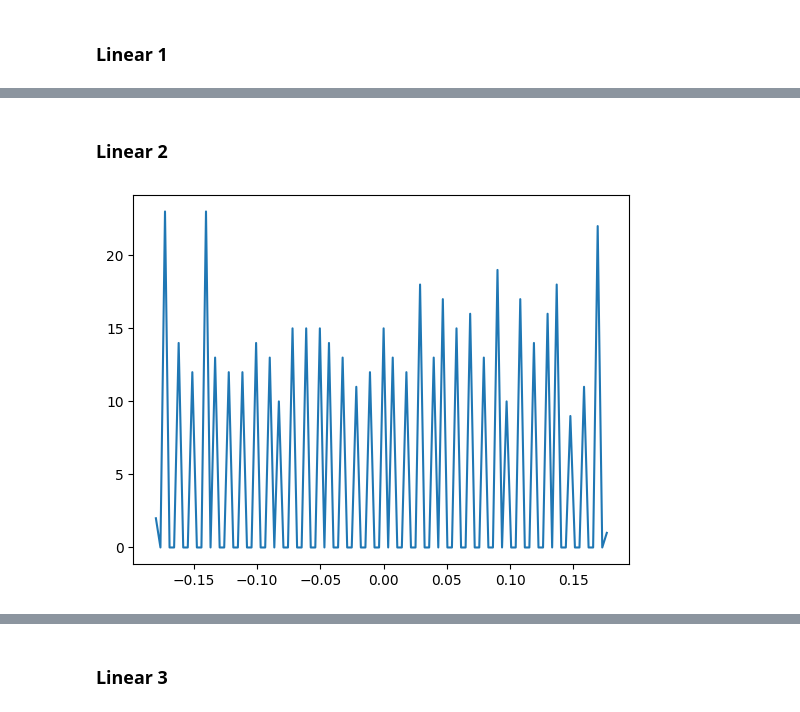
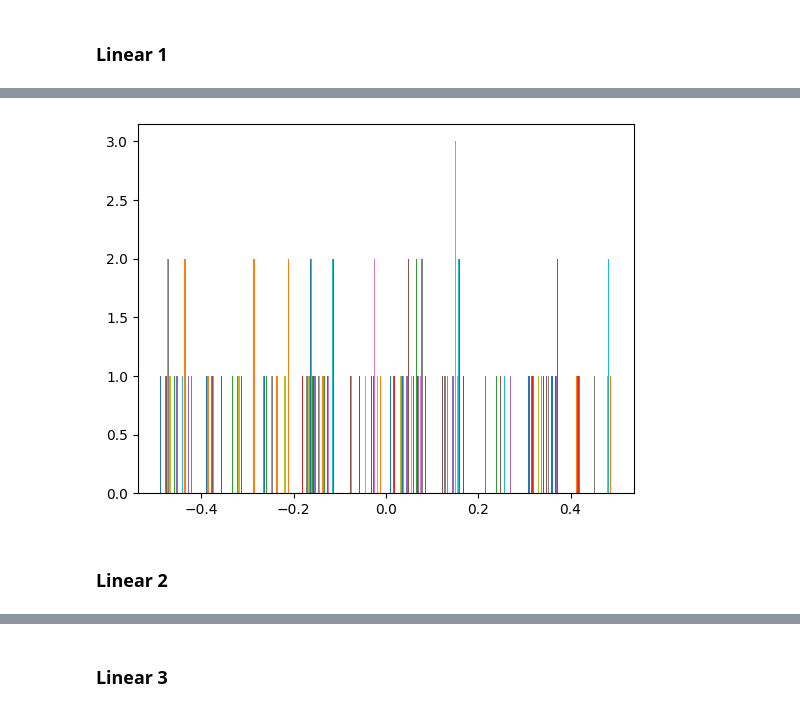
Before and after one commit to Erickllino/Neural_Network, a Jupyter notebook: IRIS.ipynb, the cells around one changed output, grey strips where cells are left out. Cells and saved outputs as stored; diff of their text form; code cells hidden in the pictures.

```diff
--- a/IRIS.ipynb
+++ b/IRIS.ipynb
@@ -563,6 +530,6 @@ plt.show()
+# %%
+hist_after_train = plt.hist(x1.sort()[0].round(decimals=3))
+# %% [output]
+[figure, added]
 # %% [markdown]
 ### Linear 2
-# %%
-hist_before_train = plt.plot(X_L2_before,y_L2_before)
-# %% [output]
-[figure, removed]
```
Also changed, not shown: parts of 26 cells of this notebook.
